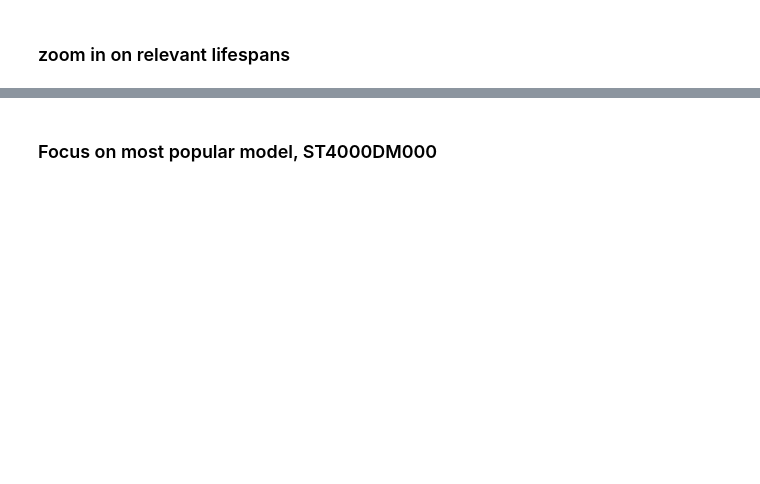
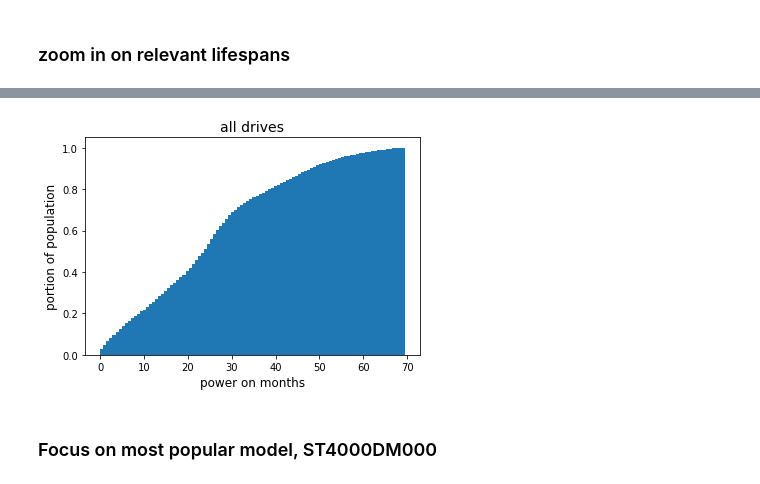
Before and after one commit to researcherben/backblaze_analysis, a Jupyter notebook: all_removals.ipynb, the cells around one changed output, grey strips where cells are left out. Saved outputs shown, nothing was run; the diff lists cells and outputs as text; code cells hidden in the pictures; blank space fills up the shorter version.

```diff
--- a/all_removals.ipynb
+++ b/all_removals.ipynb
@@ -76,3 +79,12 @@ plt.title('all drives',fontsize=14);
+# %%
+n, bins, patches = plt.hist(df[df['smart_9_raw'] < 50000]['smart_9_raw'].dropna(how='any')/24/30,
+                            bins=100,
+                            density=True, cumulative=True) # histtype='step',
+plt.xlabel('power on months',fontsize=12)
+plt.ylabel('portion of population',fontsize=12);
+plt.title('all drives',fontsize=14);
+# %% [output]
+[figure, added]
 # %% [markdown]
 ### Focus on most popular model, ST4000DM000
 # %%
```
Also changed, not shown: parts of 5 cells of this notebook, 13 other files.
